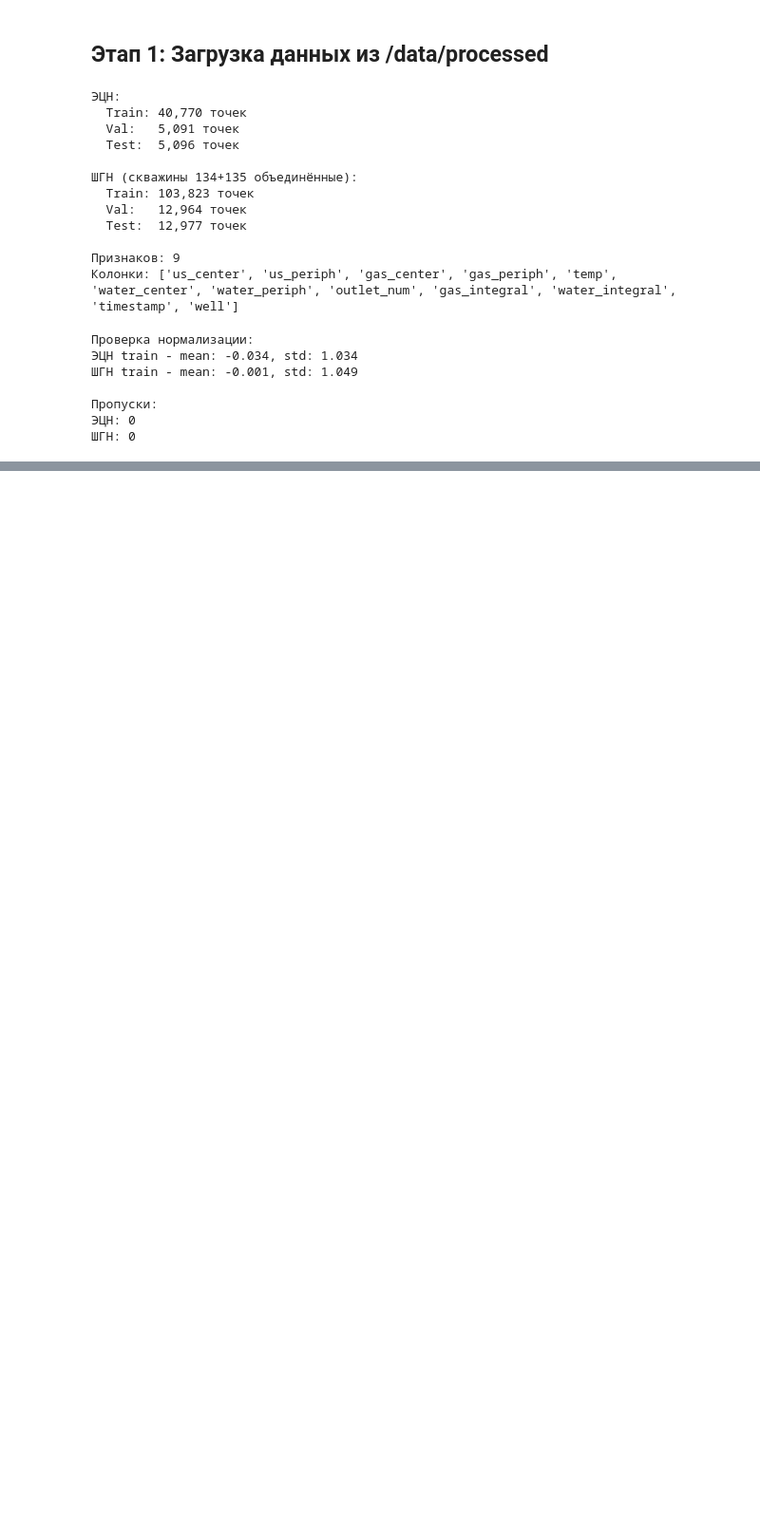
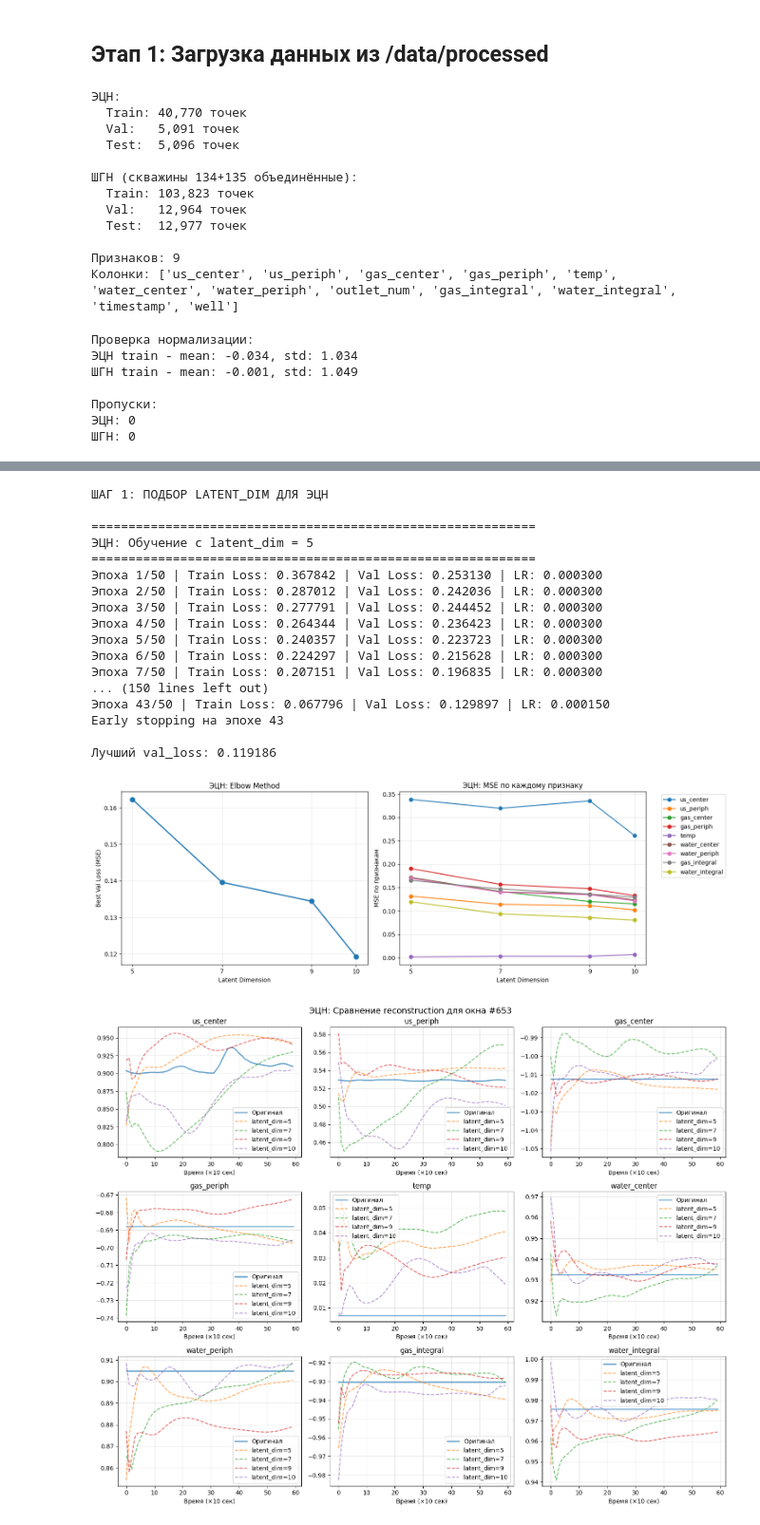
Before and after one commit to AlibekovAA/well_typification_latent, a Jupyter notebook: training/training.ipynb, the cells around one changed output, grey strips where cells are left out. Shown at 95% size. Drawn from its saved outputs; the diff is of its cells as text; code cells hidden in the pictures; blank space fills up the shorter version.

```diff
--- a/training/training.ipynb
+++ b/training/training.ipynb
@@ -101,0 +432,40 @@ print(f"ШГН: {df_shgn_train[FEATURE_COLUMNS].isnull().sum().sum()}")
+# %%
+def elbow_method(train_loader, val_loader, latent_dims, seq_len, pump_type, device):
+    results = []
+
+    for latent_dim in latent_dims:
+        print(f"\n{'=' * 60}")
+        print(f"{pump_type}: Обучение с latent_dim = {latent_dim}")
+        print(f"{'=' * 60}")
+
+        encoder = LSTMEncoder(INPUT_SIZE, HIDDEN_SIZE, NUM_LAYERS, latent_dim, DROPOUT).to(device)
+        decoder = LSTMDecoder(latent_dim, HIDDEN_SIZE, NUM_LAYERS, INPUT_SIZE, seq_len, DROPOUT).to(device)
+
+        best_val_loss, best_mse_per_feature, _ = train_model(
+            encoder,
+            decoder,
+            train_loader,
+            val_loader,
+            epochs=MAX_EPOCHS_ELBOW,
+            lr=INITIAL_LR,
+            weight_decay=WEIGHT_DECAY,
+            patience_lr=PATIENCE_LR,
+            patience_early_stop=PATIENCE_EARLY_STOP,
+            grad_clip_norm=GRAD_CLIP_NORM,
+            device=device,
+            save_path=None,
+        )
+
+        results.append(
+            {
+                "latent_dim": latent_dim,
+                "best_val_loss": best_val_loss,
+                "mse_per_feature": best_mse_per_feature.numpy(),
+                "encoder": encoder,
+                "decoder": decoder,
+            }
+        )
+
+        print(f"\nЛучший val_loss: {best_val_loss:.6f}")
+
+    return results
@@ -101,0 +535,23 @@ print(f"ШГН: {df_shgn_train[FEATURE_COLUMNS].isnull().sum().sum()}")
+# %%
+print("ШАГ 1: ПОДБОР LATENT_DIM ДЛЯ ЭЦН")
+results_ecn = elbow_method(train_loader_ecn, val_loader_ecn, LATENT_DIMS_TO_TEST, WINDOW_SIZE_ECN, "ЭЦН", device)
+# %% [output]
+ШАГ 1: ПОДБОР LATENT_DIM ДЛЯ ЭЦН
+
+============================================================
+ЭЦН: Обучение с latent_dim = 5
+============================================================
+Эпоха 1/50 | Train Loss: 0.367842 | Val Loss: 0.253130 | LR: 0.000300
+Эпоха 2/50 | Train Loss: 0.287012 | Val Loss: 0.242036 | LR: 0.000300
+Эпоха 3/50 | Train Loss: 0.277791 | Val Loss: 0.244452 | LR: 0.000300
+Эпоха 4/50 | Train Loss: 0.264344 | Val Loss: 0.236423 | LR: 0.000300
+Эпоха 5/50 | Train Loss: 0.240357 | Val Loss: 0.223723 | LR: 0.000300
+Эпоха 6/50 | Train Loss: 0.224297 | Val Loss: 0.215628 | LR: 0.000300
+Эпоха 7/50 | Train Loss: 0.207151 | Val Loss: 0.196835 | LR: 0.000300
+... (150 lines left out)
+Эпоха 43/50 | Train Loss: 0.067796 | Val Loss: 0.129897 | LR: 0.000150
+Early stopping на эпохе 43
+
+Лучший val_loss: 0.119186
+[figure, added]
+[figure, added]
```
Also changed, not shown: parts of 31 cells of this notebook, 7 other files.
